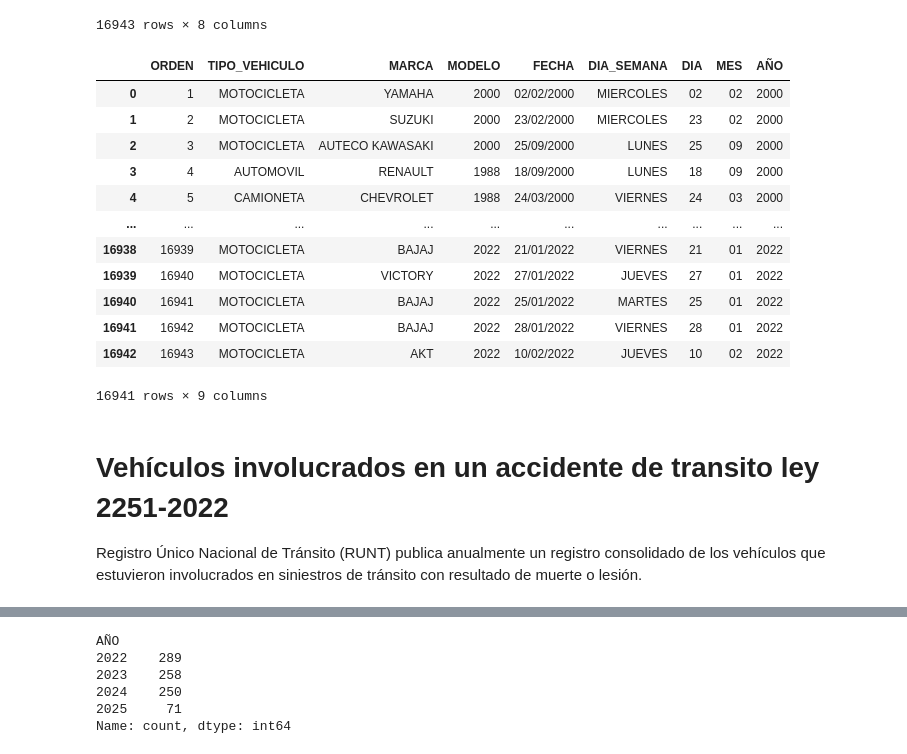
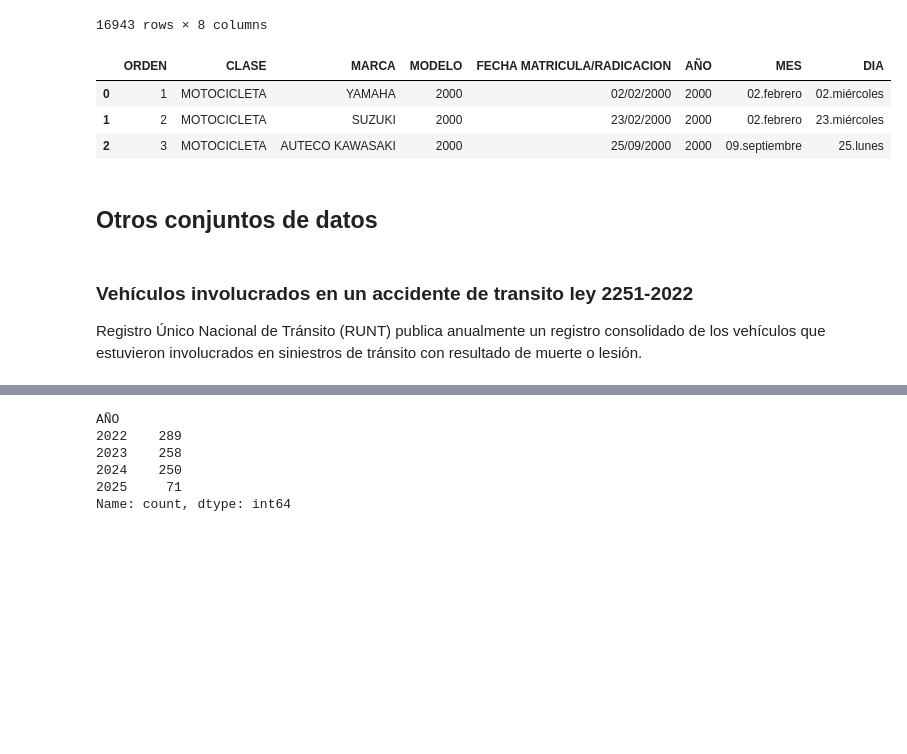
Before and after one commit to Datos-al-Ecosistema-2025-Grupo-190/calarca-en-ruedas, a Jupyter notebook: src/estandarizacion.ipynb, the cells around one changed output, grey strips where cells are left out. Saved outputs shown, nothing was run; the diff lists cells and outputs as text; code cells hidden in the pictures; blank space fills up the shorter version.

```diff
--- a/src/estandarizacion.ipynb
+++ b/src/estandarizacion.ipynb
@@ -164,24 +148,16 @@ vehiculos_matriculados = vehiculos_matriculados.apply(
 
 vehiculos_matriculados = vehiculos_matriculados[['ORDEN', 'TIPO_VEHICULO', 'MARCA', 'MODELO', 'FECHA', 'DIA_SEMANA', 'DIA', 'MES', 'AÑO']]
 # %%
-# Dataframe final
-vehiculos_matriculados
+vehiculos_matriculados.head(3)
 # %% [output]
-|  | ORDEN | TIPO_VEHICULO | MARCA | MODELO | FECHA | DIA_SEMANA | DIA | MES | AÑO |
-| 0 | 1 | MOTOCICLETA | YAMAHA | 2000 | 02/02/2000 | MIERCOLES | 02 | 02 | 2000 |
-| 1 | 2 | MOTOCICLETA | SUZUKI | 2000 | 23/02/2000 | MIERCOLES | 23 | 02 | 2000 |
-| 2 | 3 | MOTOCICLETA | AUTECO KAWASAKI | 2000 | 25/09/2000 | LUNES | 25 | 09 | 2000 |
-| 3 | 4 | AUTOMOVIL | RENAULT | 1988 | 18/09/2000 | LUNES | 18 | 09 | 2000 |
-| 4 | 5 | CAMIONETA | CHEVROLET | 1988 | 24/03/2000 | VIERNES | 24 | 03 | 2000 |
-| ... | ... | ... | ... | ... | ... | ... | ... | ... | ... |
-| 16938 | 16939 | MOTOCICLETA | BAJAJ | 2022 | 21/01/2022 | VIERNES | 21 | 01 | 2022 |
-| 16939 | 16940 | MOTOCICLETA | VICTORY | 2022 | 27/01/2022 | JUEVES | 27 | 01 | 2022 |
-| 16940 | 16941 | MOTOCICLETA | BAJAJ | 2022 | 25/01/2022 | MARTES | 25 | 01 | 2022 |
-| 16941 | 16942 | MOTOCICLETA | BAJAJ | 2022 | 28/01/2022 | VIERNES | 28 | 01 | 2022 |
-| 16942 | 16943 | MOTOCICLETA | AKT | 2022 | 10/02/2022 | JUEVES | 10 | 02 | 2022 |
+|  | ORDEN | CLASE | MARCA | MODELO | FECHA MATRICULA/RADICACION | AÑO | MES | DIA |
+| 0 | 1 | MOTOCICLETA | YAMAHA | 2000 | 02/02/2000 | 2000 | 02.febrero | 02.miércoles |
+| 1 | 2 | MOTOCICLETA | SUZUKI | 2000 | 23/02/2000 | 2000 | 02.febrero | 23.miércoles |
+| 2 | 3 | MOTOCICLETA | AUTECO KAWASAKI | 2000 | 25/09/2000 | 2000 | 09.septiembre | 25.lunes |
-16941 rows × 9 columns
+# %% [markdown]
+## Otros conjuntos de datos
 # %% [markdown]
-# Vehículos involucrados en un accidente de transito ley 2251-2022
+### Vehículos involucrados en un accidente de transito ley 2251-2022
 
 Registro Único Nacional de Tránsito (RUNT) publica anualmente un registro consolidado de los vehículos que estuvieron involucrados en siniestros de tránsito con resultado de muerte o lesión.
 # %%
```
Also changed, not shown: parts of 70 cells of this notebook, 1 other file.
